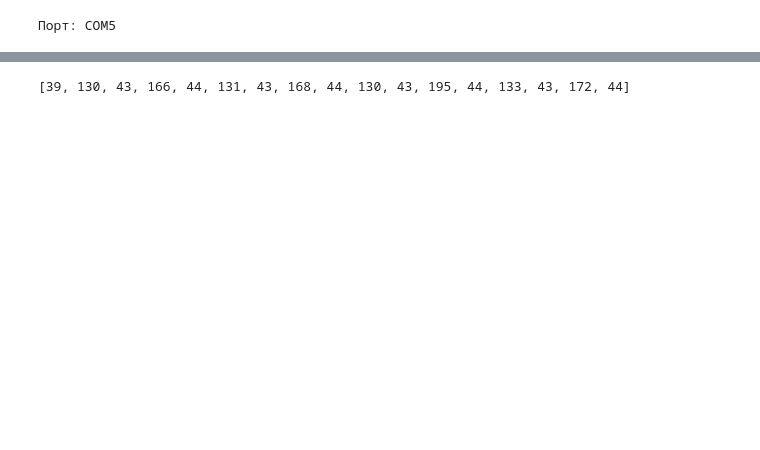
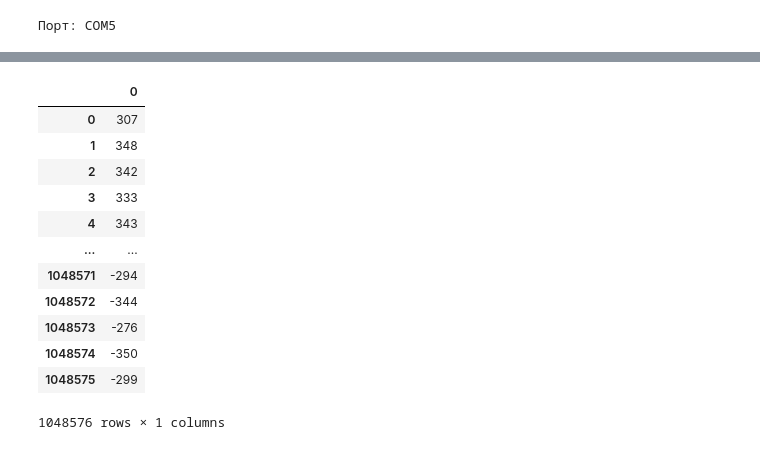
Before and after one commit to BuslaySt/Helmholz-Polymagnit, a Jupyter notebook: ReadData.ipynb, the cells around one changed output, grey strips where cells are left out. Drawn from its saved outputs; the diff is of its cells as text; code cells hidden in the pictures; blank space fills up the shorter version.

```diff
--- a/ReadData.ipynb
+++ b/ReadData.ipynb
@@ -47,5 +67,22 @@ b"'\x82+\xa6,\x83+\xa8,\x82+\xc3,\x85+\xac,\x83+\xa4,\x83+\xa5,\x85+\xa9,\x84+\x
 # %%
-intlist = [byte for byte in line]
-intlist[:17]
+intline = []
+for num in range(0, 2097152, 2):
+    hi_byte = line[num]
+    hi_byte = hi_byte if hi_byte < 128 else hi_byte-256
+    lo_byte = line[num+1]
+    intline.append(hi_byte*256+lo_byte)
+pd.DataFrame(intline)
 # %% [output]
+|  | 0 |
+| 0 | 307 |
+| 1 | 348 |
+| 2 | 342 |
+| 3 | 333 |
+| 4 | 343 |
+| ... | ... |
+| 1048571 | -294 |
+| 1048572 | -344 |
+| 1048573 | -276 |
+| 1048574 | -350 |
+| 1048575 | -299 |
-[39, 130, 43, 166, 44, 131, 43, 168, 44, 130, 43, 195, 44, 133, 43, 172, 44]
+1048576 rows × 1 columns
```
Also changed, not shown: parts of 11 cells of this notebook.
